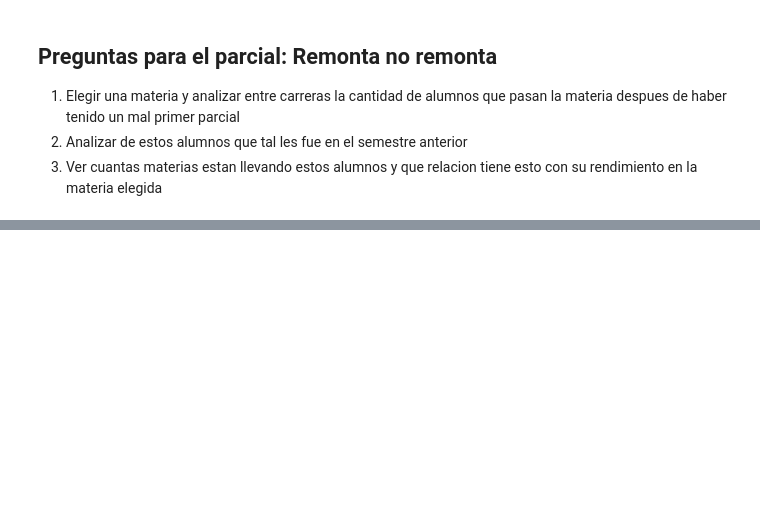
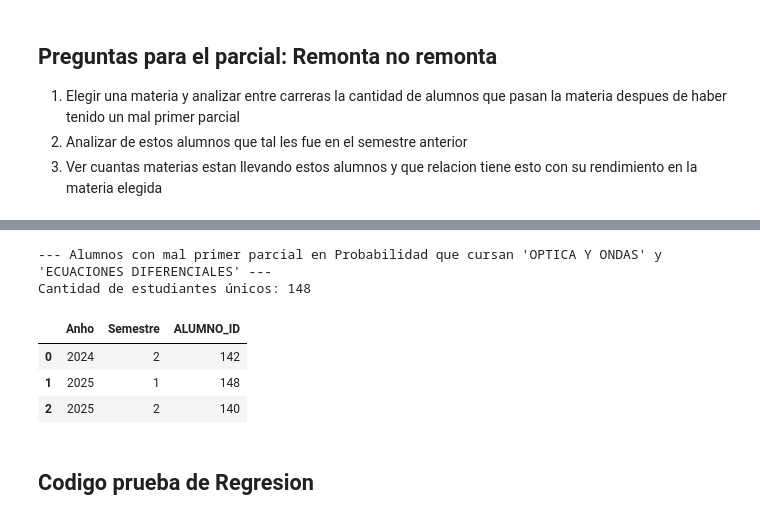
Before and after one commit to Rub3nL0pez/ML1-2026.2_rubenlopez, a Jupyter notebook: ML_Parcial/1Parcial.ipynb, the cells around one changed output, grey strips where cells are left out. Saved outputs shown, nothing was run; the diff lists cells and outputs as text; code cells hidden in the pictures; blank space fills up the shorter version.

```diff
--- a/ML_Parcial/1Parcial.ipynb
+++ b/ML_Parcial/1Parcial.ipynb
@@ -504,0 +100,40 @@ Passing `palette` without assigning `hue` is deprecated and will be removed in v
+# %%
+# 1. Obtenemos la lista de IDs únicos de los alumnos que tuvieron mal primer parcial en Probabilidad
+ids_mal_parcial = mal_primer_parcial['ALUMNO_ID'].unique()
+
+# 2. Definimos las dos materias que quieres analizar (puedes cambiar los nombres después)
+materia1 = 'OPTICA Y ONDAS'
+materia2 = 'ECUACIONES DIFERENCIALES'
+
+# 3. Filtramos el DataFrame general para quedarnos solo con los alumnos del grupo anterior que cursan la materia 1
+alumnos_materia1 = df_clean[
+    (df_clean['ALUMNO_ID'].isin(ids_mal_parcial)) &
+    (df_clean['Asignatura'].str.upper().str.contains(materia1, na=False))
+]['ALUMNO_ID'].unique()
+
+# 4. Hacemos lo mismo para la materia 2
+alumnos_materia2 = df_clean[
+    (df_clean['ALUMNO_ID'].isin(ids_mal_parcial)) &
+    (df_clean['Asignatura'].str.upper().str.contains(materia2, na=False))
+]['ALUMNO_ID'].unique()
+
+# 5. Encontramos la intersección: alumnos que aparecen en ambas listas
+ids_ambas_materias = set(alumnos_materia1).intersection(set(alumnos_materia2))
+
+# 6. Creamos el DataFrame final con los datos de esos alumnos
+df_ambas_materias = df_clean[df_clean['ALUMNO_ID'].isin(ids_ambas_materias)].copy()
+
+# Resultado
+print(f"--- Alumnos con mal primer parcial en Probabilidad que cursan '{materia1}' y '{materia2}' ---")
+print(f"Cantidad de estudiantes únicos: {len(ids_ambas_materias)}")
+df_anho_semestre3materias = df_ambas_materias.groupby(['Anho', 'Semestre']).agg({'ALUMNO_ID': 'nunique'}).reset_index()
+df_anho_semestre3materias.head(10)
+# %% [output]
+--- Alumnos con mal primer parcial en Probabilidad que cursan 'OPTICA Y ONDAS' y 'ECUACIONES DIFERENCIALES' ---
+Cantidad de estudiantes únicos: 148
+|  | Anho | Semestre | ALUMNO_ID |
+| 0 | 2024 | 2 | 142 |
+| 1 | 2025 | 1 | 148 |
+| 2 | 2025 | 2 | 140 |
+# %% [markdown]
+## Codigo prueba de Regresion
```
Also changed, not shown: parts of 23 cells of this notebook, 2 other files.
